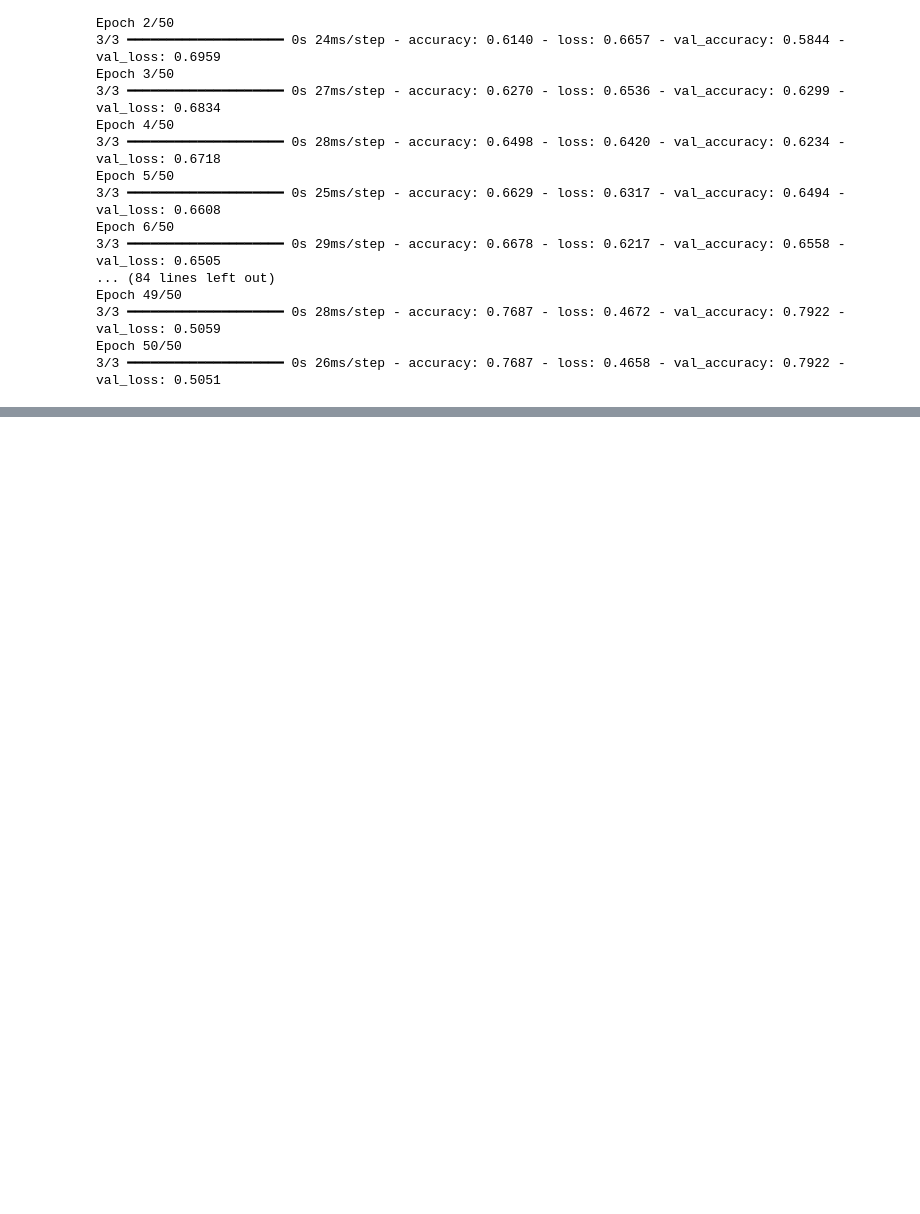
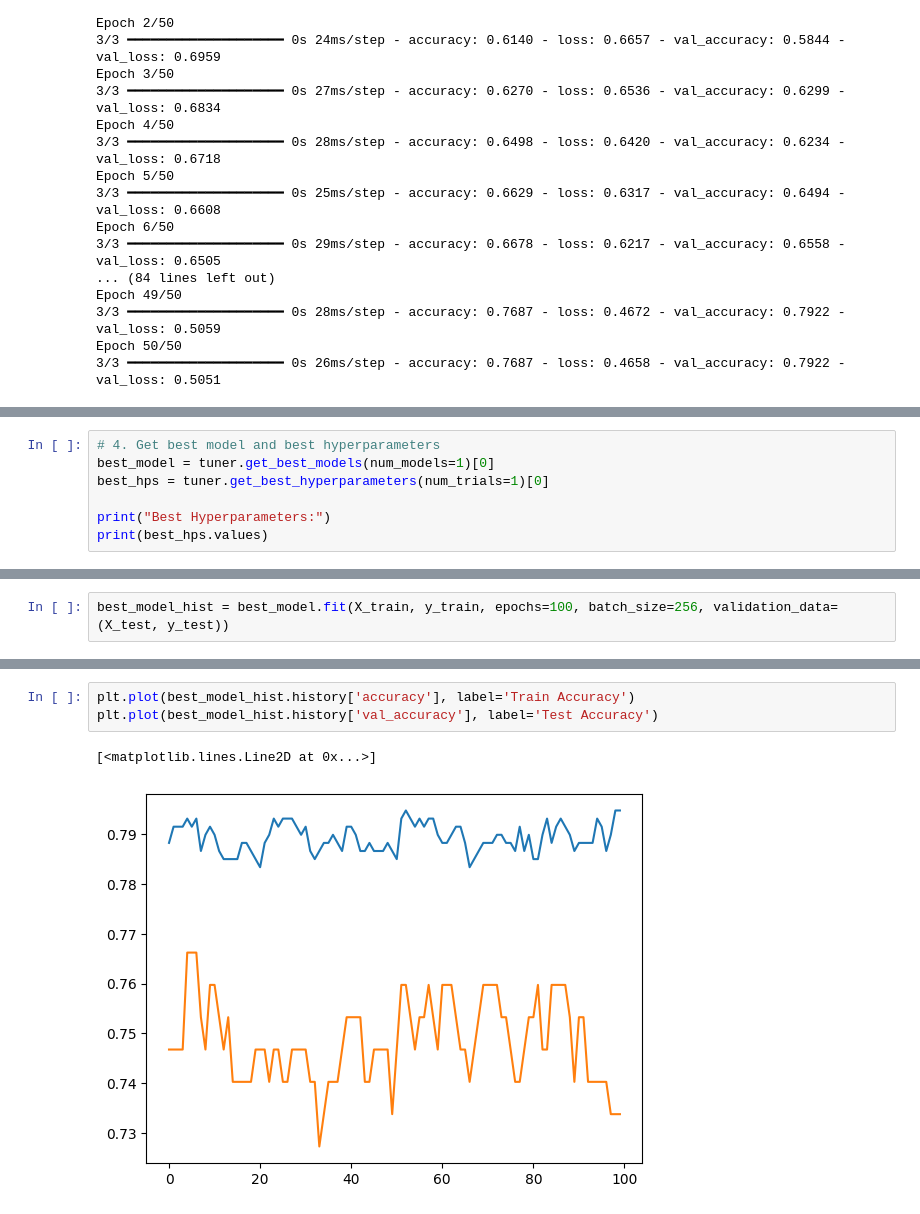
Before and after one commit to Ayush-dhabale/Deeplearning, a Jupyter notebook: notebooks/hyperparameter_tunning.ipynb, the cells around one changed output, grey strips where cells are left out. Cells and saved outputs as stored; diff of their text form; blank space fills up the shorter version.

```diff
--- a/notebooks/hyperparameter_tunning.ipynb
+++ b/notebooks/hyperparameter_tunning.ipynb
@@ -62,0 +110,7 @@ Epoch 50/50
+# %%
+# 4. Get best model and best hyperparameters
+best_model = tuner.get_best_models(num_models=1)[0]
+best_hps = tuner.get_best_hyperparameters(num_trials=1)[0]
+
+print("Best Hyperparameters:")
+print(best_hps.values)
@@ -62,0 +120,2 @@ Epoch 50/50
+# %%
+best_model_hist = best_model.fit(X_train, y_train, epochs=100, batch_size=256, validation_data=(X_test, y_test))
@@ -62,0 +140,6 @@ Epoch 50/50
+# %%
+plt.plot(best_model_hist.history['accuracy'], label='Train Accuracy')
+plt.plot(best_model_hist.history['val_accuracy'], label='Test Accuracy')
+# %% [output]
+[<matplotlib.lines.Line2D at 0x...>]
+[figure, added]
```
Also changed, not shown: parts of 4 cells of this notebook, 1 other file.
